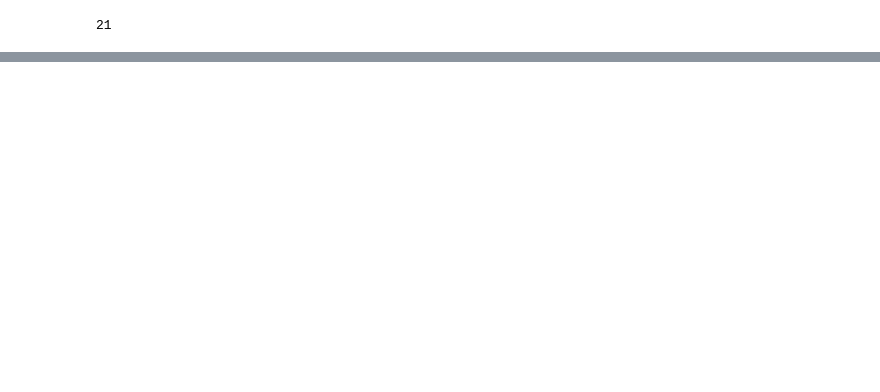
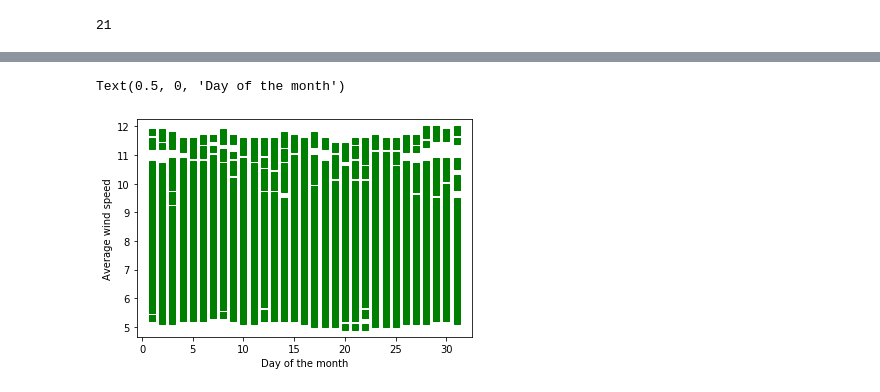
Before and after one commit to edwinsupple/Wind-Analysis, a Jupyter notebook: Wind Averages.ipynb, the cells around one changed output, grey strips where cells are left out. Saved outputs shown, nothing was run; the diff lists cells and outputs as text; code cells hidden in the pictures; blank space fills up the shorter version.

```diff
--- a/Wind Averages.ipynb
+++ b/Wind Averages.ipynb
@@ -64,0 +110,9 @@ ax.plot(DATE[:],DATA[:,17])
+# %%
+fig4, ax4 = plt.subplots()
+
+ax4.plot([dt.day for dt in DATE.astype(object)],DATA[:,12], 'gs')
+ax4.set_ylabel('Average wind speed')
+ax4.set_xlabel('Day of the month')
+# %% [output]
+Text(0.5, 0, 'Day of the month')
+[figure, added]
```
Also changed, not shown: parts of 9 cells of this notebook, 1 other file.
